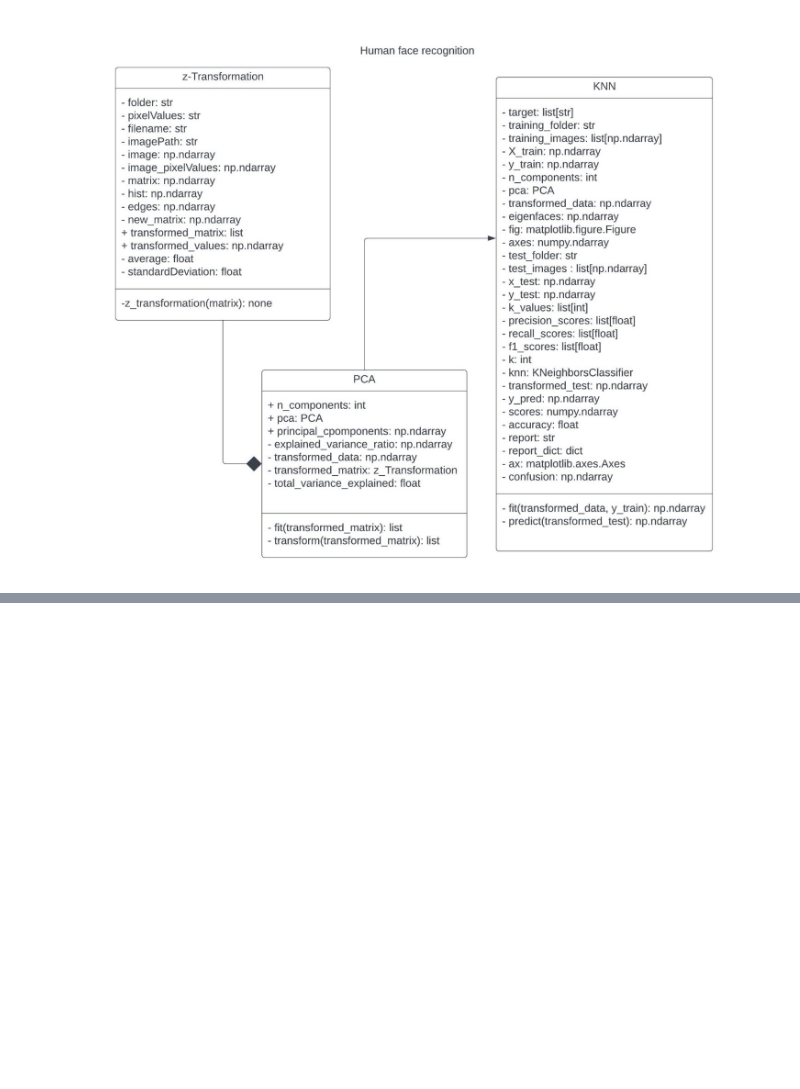
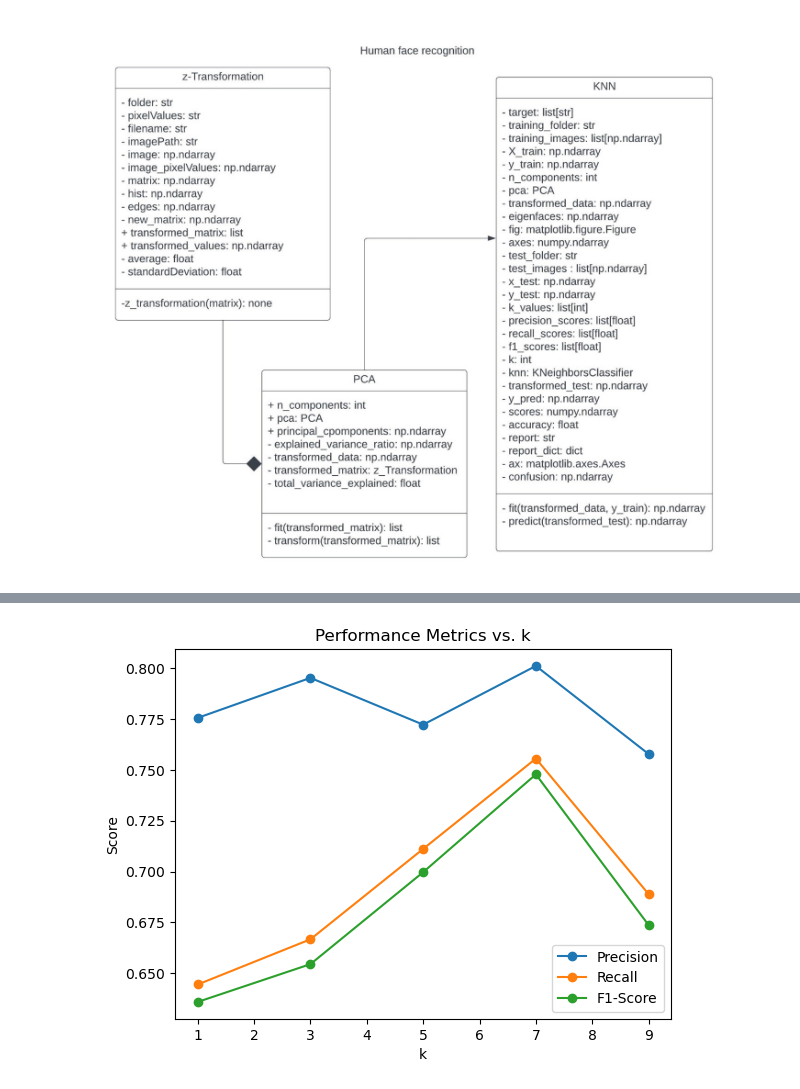
Before and after one commit to datascience-mobi-2023/topic01_team01, a Jupyter notebook: report2023.ipynb, the cells around one changed output, grey strips where cells are left out. Cells and saved outputs as stored; diff of their text form; code cells hidden in the pictures; blank space fills up the shorter version.

```diff
--- a/report2023.ipynb
+++ b/report2023.ipynb
@@ -87,0 +125,13 @@ display(Image(filename='pictures_for_report/UML Class Diagram.jpg'))
+# %%
+from KNN import k_values, precision_scores, recall_scores, f1_scores
+
+plt.plot(k_values, precision_scores, marker='o', label='Precision')
+plt.plot(k_values, recall_scores, marker='o', label='Recall')
+plt.plot(k_values, f1_scores, marker='o', label='F1-Score')
+plt.xlabel('k')
+plt.ylabel('Score')
+plt.title('Performance Metrics vs. k')
+plt.legend()
+plt.show()
+# %% [output]
+[figure, added]
```
Also changed, not shown: parts of 12 cells of this notebook.
